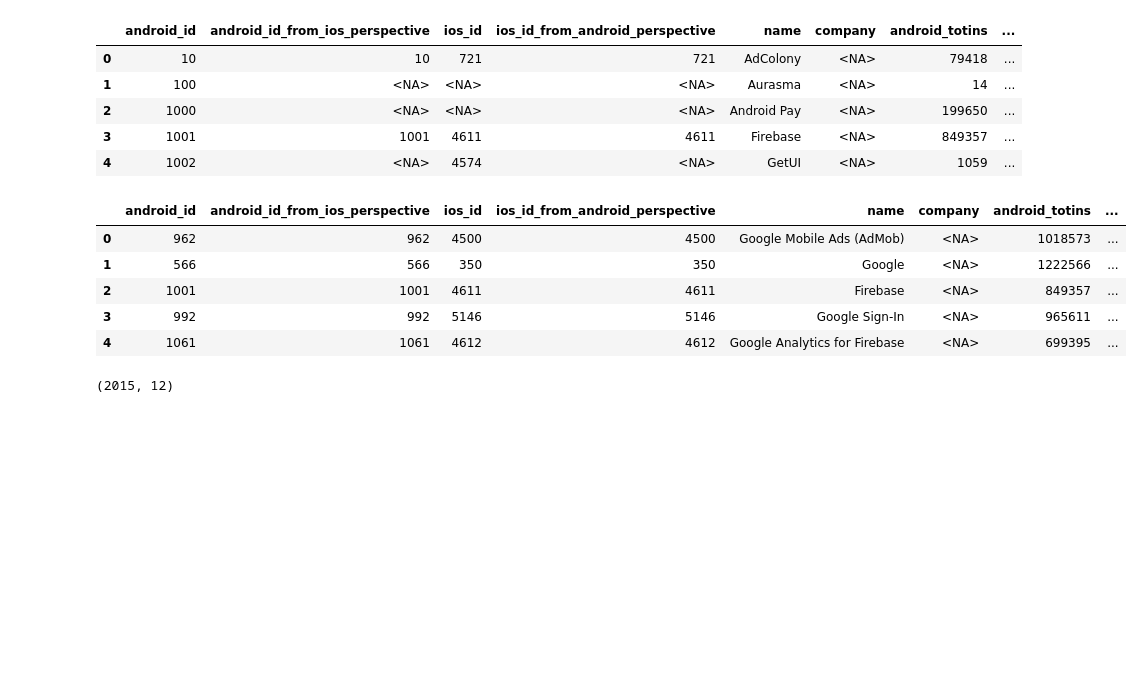
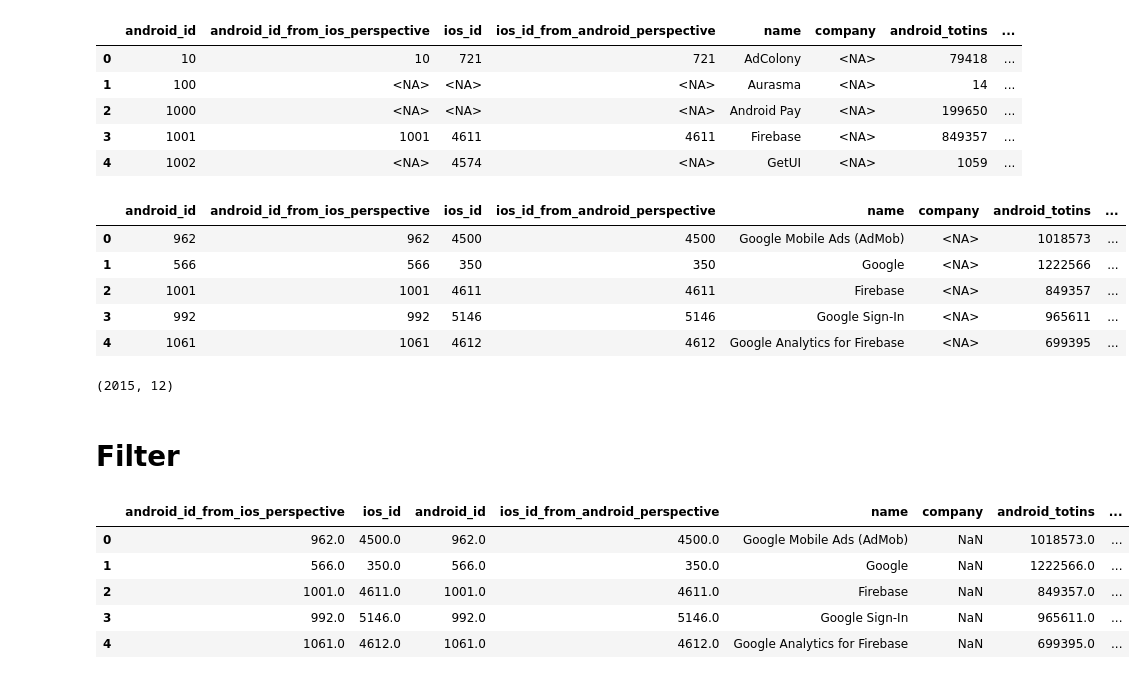
Before and after one commit to RaihanArvi/LLM-SDK-Research, a Jupyter notebook: notebooks/data_analysis.ipynb, the cells around one changed output. Drawn from its saved outputs; the diff is of its cells as text; code cells hidden in the pictures; blank space fills up the shorter version.

```diff
--- a/notebooks/data_analysis.ipynb
+++ b/notebooks/data_analysis.ipynb
@@ -272,3 +272,15 @@ df_final.shape
 (2015, 12)
 # %%
 df_final.to_csv("data/sdk_combined.csv", index=False)
+# %% [markdown]
+# Filter
+# %%
+df = pd.read_csv('data/sdk_combined.csv')
+df.head()
+# %% [output]
+|  | android_id_from_ios_perspective | ios_id | android_id | ios_id_from_android_perspective | name | company | android_totins | ... |
+| 0 | 962.0 | 4500.0 | 962.0 | 4500.0 | Google Mobile Ads (AdMob) | NaN | 1018573.0 | ... |
+| 1 | 566.0 | 350.0 | 566.0 | 350.0 | Google | NaN | 1222566.0 | ... |
+| 2 | 1001.0 | 4611.0 | 1001.0 | 4611.0 | Firebase | NaN | 849357.0 | ... |
+| 3 | 992.0 | 5146.0 | 992.0 | 5146.0 | Google Sign-In | NaN | 965611.0 | ... |
+| 4 | 1061.0 | 4612.0 | 1061.0 | 4612.0 | Google Analytics for Firebase | NaN | 699395.0 | ... |
```
Also changed, not shown: parts of 5 cells of this notebook.
